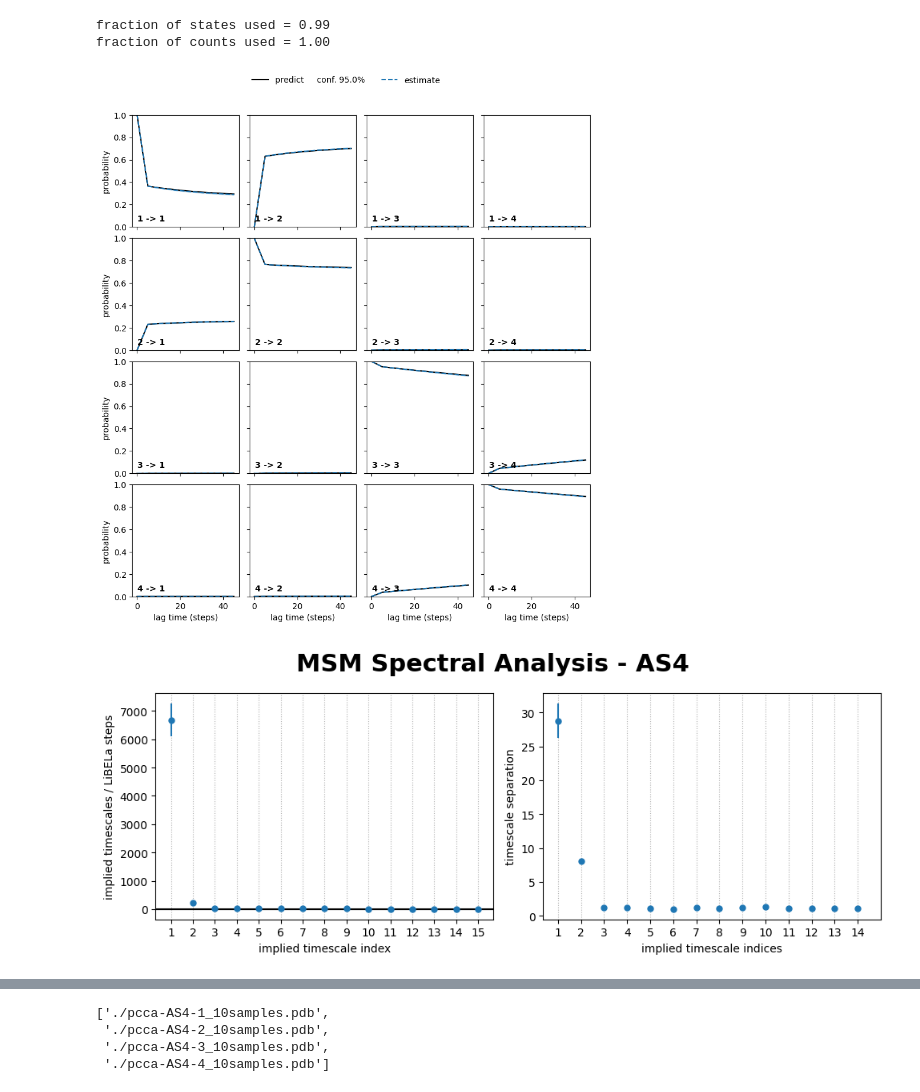
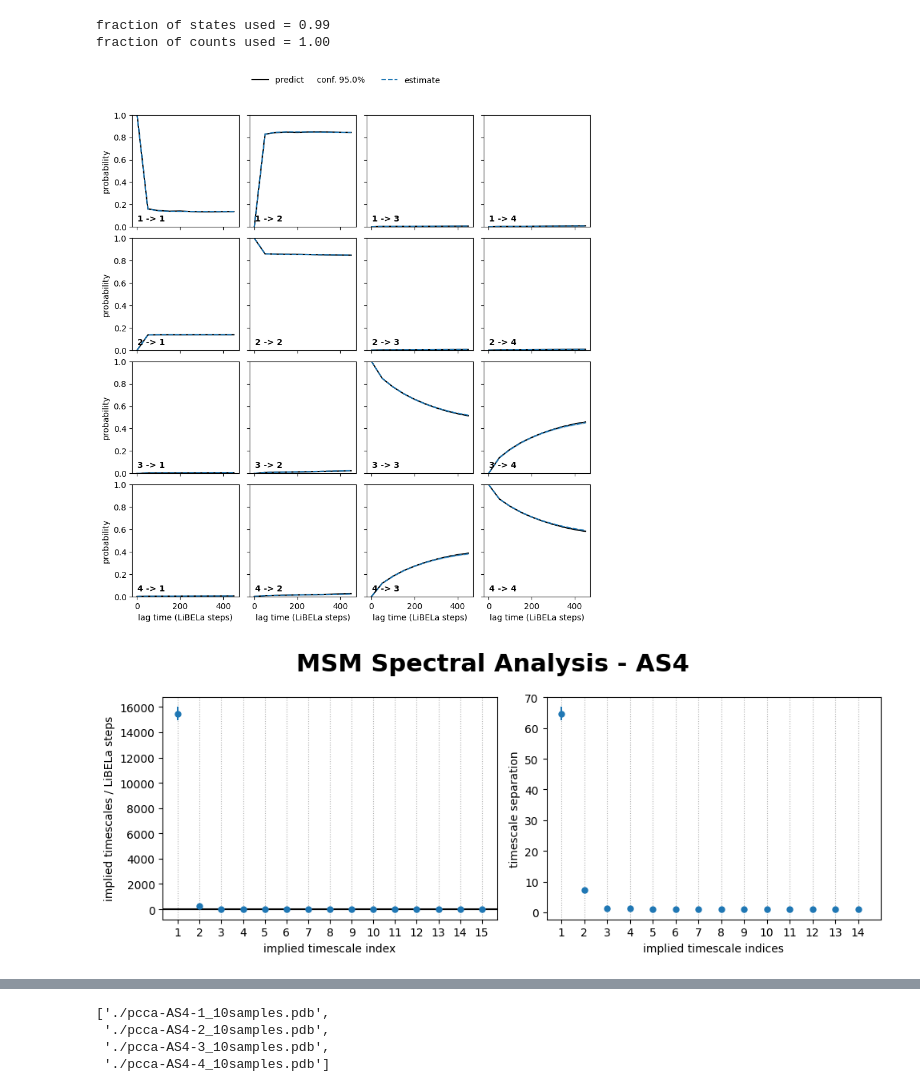
Before and after one commit to saguileran/MD-SCPI, a Jupyter notebook: NoteBooks/PyEMMA_AS4.ipynb, the cells around one changed output, grey strips where cells are left out. Cells and saved outputs as stored; diff of their text form; code cells hidden in the pictures.

```diff
--- a/NoteBooks/PyEMMA_AS4.ipynb
+++ b/NoteBooks/PyEMMA_AS4.ipynb
@@ -45,7 +45,7 @@ feat = pycoor.featurizer(pdb)
 feat.add_all() # just use all xyz-coordinates
 data = pycoor.load(files, features=feat)
 # %%
-lagtime = 5
+lagtime = 50
 tica = pyemma.coordinates.tica(data, lag=lagtime, dim=10)
 tica_output = tica.get_output()
 tica_concatenated = np.concatenate(tica_output)
@@ -166,7 +160,7 @@ fig.tight_layout()
 %%time
 #@title Clusters
 plt.close()
-cluster = pyemma.coordinates.cluster_kmeans(tica_output, k=500, max_iter=200, stride=1, fixed_seed=1)
+cluster = pyemma.coordinates.cluster_kmeans(tica_output, k=500, max_iter=300, stride=1, fixed_seed=1)
 dtrajs_concatenated = np.concatenate(cluster.dtrajs)
 
 fig, ax = plt.subplots(figsize=(6, 6))
@@ -193,12 +187,12 @@ fraction of states used = 0.99
 fraction of counts used = 1.00
 # %%
 #@title Chapman-Kolmogorov test
-nstates = 5
+nstates = 4
 plt.close()
 cktest = msm.cktest(nstates, mlags=10)
 pyemma.plots.plot_cktest(cktest, dt=1.0, units='LiBELa steps');
 # %% [output]
-[figure, old version]
+[figure, new version]
 # %%
 #@title MSM Spectral Analysis
 def its_separation_err(ts, ts_err):
@@ -243,7 +237,7 @@ axes[1].set_ylabel('timescale separation')
 plt.suptitle('MSM Spectral Analysis - '+ligand, fontweight='bold', fontsize='22')
 fig.tight_layout()
 # %% [output]
-[figure, old version]
+[figure, new version]
 # %%
 #@title Stationary Distribution and Free Energy
 plt.close()
```
Also changed, not shown: parts of 13 cells of this notebook.
